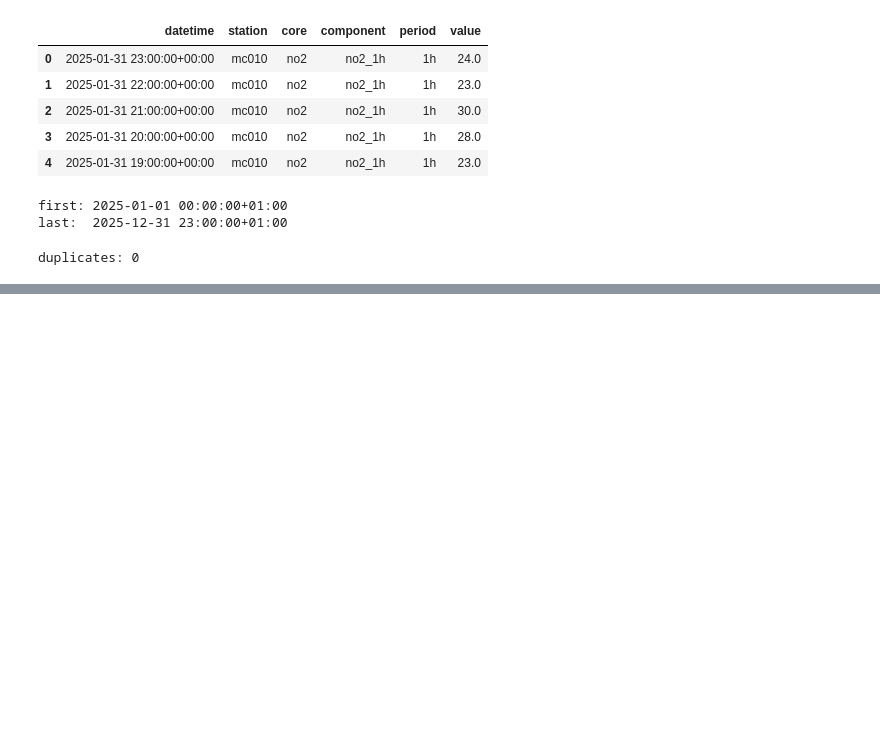
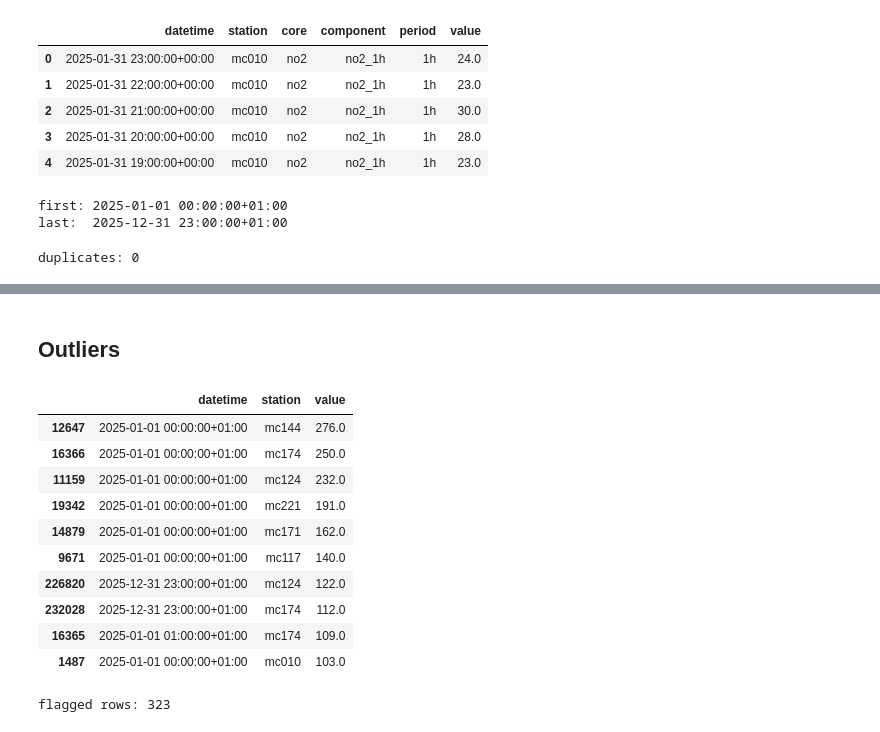
Before and after one commit to petrakuhnle/Air_Quality_Project, a Jupyter notebook: notebooks/01-data.ipynb, the cells around one changed output, grey strips where cells are left out. Drawn from its saved outputs; the diff is of its cells as text; code cells hidden in the pictures; blank space fills up the shorter version.

```diff
--- a/notebooks/01-data.ipynb
+++ b/notebooks/01-data.ipynb
@@ -172,0 +194,27 @@ duplicates: 0
+# %% [markdown]
+## Outliers
+# %%
+# Top 10 PM2.5 hours: fireworks or sensor error? Real events hit several stations at once
+df[df["core"] == "pm2"].nlargest(10, "value")[["datetime", "station", "value"]]
+# %% [output]
+|  | datetime | station | value |
+| 12647 | 2025-01-01 00:00:00+01:00 | mc144 | 276.0 |
+| 16366 | 2025-01-01 00:00:00+01:00 | mc174 | 250.0 |
+| 11159 | 2025-01-01 00:00:00+01:00 | mc124 | 232.0 |
+| 19342 | 2025-01-01 00:00:00+01:00 | mc221 | 191.0 |
+| 14879 | 2025-01-01 00:00:00+01:00 | mc171 | 162.0 |
+| 9671 | 2025-01-01 00:00:00+01:00 | mc117 | 140.0 |
+| 226820 | 2025-12-31 23:00:00+01:00 | mc124 | 122.0 |
+| 232028 | 2025-12-31 23:00:00+01:00 | mc174 | 112.0 |
+| 16365 | 2025-01-01 01:00:00+01:00 | mc174 | 109.0 |
+| 1487 | 2025-01-01 00:00:00+01:00 | mc010 | 103.0 |
+# %%
+# New Year's Eve 18:00 to 1 Jan 06:00, both year ends; kept in data, excluded on demand
+dt = df["datetime"]
+df["fireworks"] = (
+    ((dt.dt.month == 12) & (dt.dt.day == 31) & (dt.dt.hour >= 18))
+    | ((dt.dt.month == 1) & (dt.dt.day == 1) & (dt.dt.hour < 6))
+)
+print("flagged rows:", df["fireworks"].sum())
+# %% [output]
+flagged rows: 323
```
Also changed, not shown: parts of 7 cells of this notebook.
